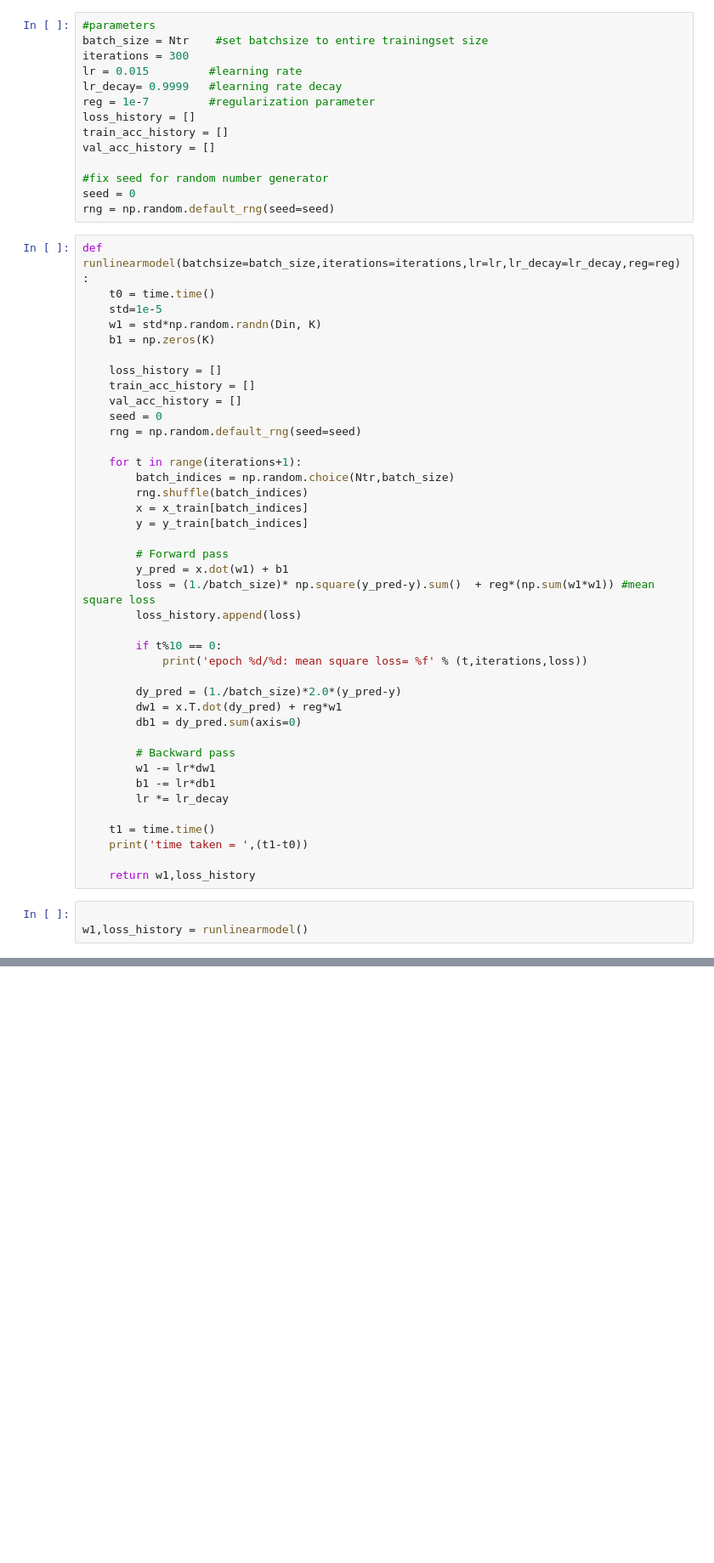
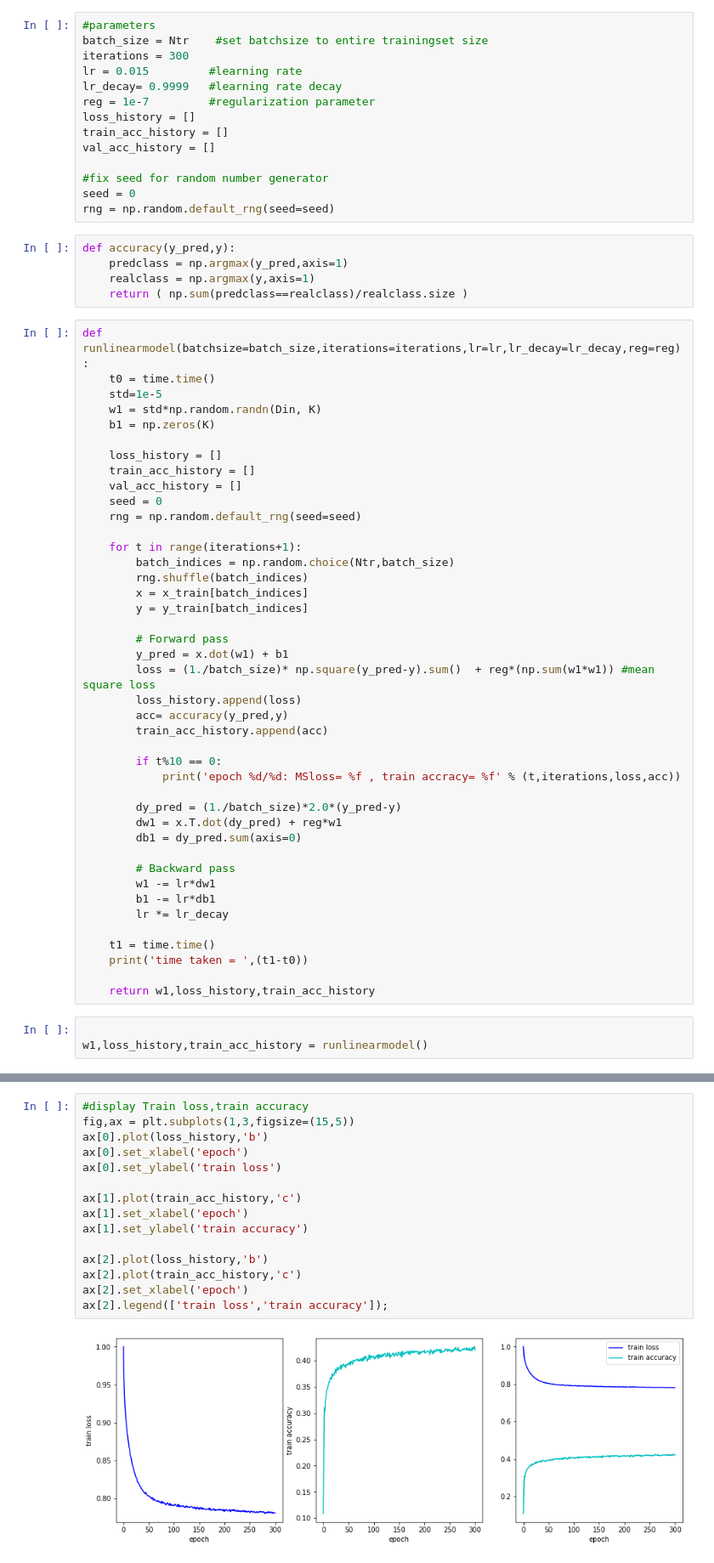
Before and after one commit to Tharindu-Nirmal/CVDeepLearning, a Jupyter notebook: src/scripts/A04_180701B.ipynb, the cells around one changed output, grey strips where cells are left out. Shown at 85% size. Cells and saved outputs as stored; diff of their text form; blank space fills up the shorter version.

Commit message:
accuracy plot

```diff
--- a/src/scripts/A04_180701B.ipynb
+++ b/src/scripts/A04_180701B.ipynb
@@ -97,6 +97,11 @@ val_acc_history = []
 #fix seed for random number generator
 seed = 0
 rng = np.random.default_rng(seed=seed)
+# %%
+def accuracy(y_pred,y):
+    predclass = np.argmax(y_pred,axis=1)
+    realclass = np.argmax(y,axis=1)
+    return ( np.sum(predclass==realclass)/realclass.size )
 # %%
 def runlinearmodel(batchsize=batch_size,iterations=iterations,lr=lr,lr_decay=lr_decay,reg=reg):
     t0 = time.time()
@@ -120,9 +125,11 @@ def runlinearmodel(batchsize=batch_size,iterations=iterations,lr=lr,lr_decay=lr_
         y_pred = x.dot(w1) + b1
         loss = (1./batch_size)* np.square(y_pred-y).sum()  + reg*(np.sum(w1*w1)) #mean square loss
         loss_history.append(loss)
+        acc= accuracy(y_pred,y)
+        train_acc_history.append(acc)
 
         if t%10 == 0:
-            print('epoch %d/%d: mean square loss= %f' % (t,iterations,loss))
+            print('epoch %d/%d: MSloss= %f , train accracy= %f' % (t,iterations,loss,acc))
 
         dy_pred = (1./batch_size)*2.0*(y_pred-y)
         dw1 = x.T.dot(dy_pred) + reg*w1
@@ -136,8 +143,8 @@ def runlinearmodel(batchsize=batch_size,iterations=iterations,lr=lr,lr_decay=lr_
     t1 = time.time()
     print('time taken = ',(t1-t0))
 
-    return w1,loss_history
+    return w1,loss_history,train_acc_history
 # %%
 
-w1,loss_history = runlinearmodel()
+w1,loss_history,train_acc_history = runlinearmodel()
 # %% [output]
@@ -168,3 +168,20 @@ plt.ylabel('(Mean sqaured) Train loss');
+# %%
+#display Train loss,train accuracy
+fig,ax = plt.subplots(1,3,figsize=(15,5))
+ax[0].plot(loss_history,'b')
+ax[0].set_xlabel('epoch')
+ax[0].set_ylabel('train loss')
+
+ax[1].plot(train_acc_history,'c')
+ax[1].set_xlabel('epoch')
+ax[1].set_ylabel('train accuracy')
+
+ax[2].plot(loss_history,'b')
+ax[2].plot(train_acc_history,'c')
+ax[2].set_xlabel('epoch')
+ax[2].legend(['train loss','train accuracy']);
+# %% [output]
+[figure, added]
 # %%
  # W is effectively 10 separate linear classifiers: one classifier per column of W
  # Displaying w as images
```
Also changed, not shown: parts of 3 cells of this notebook.
